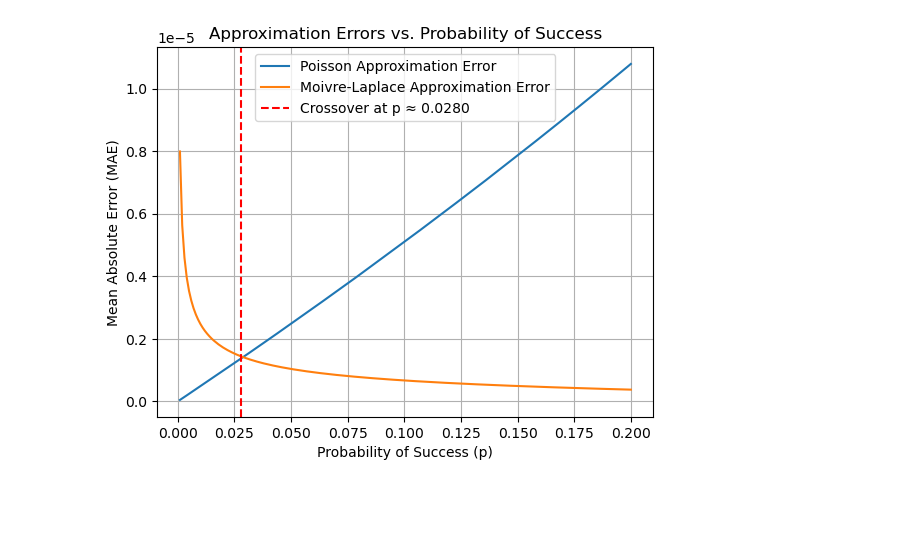
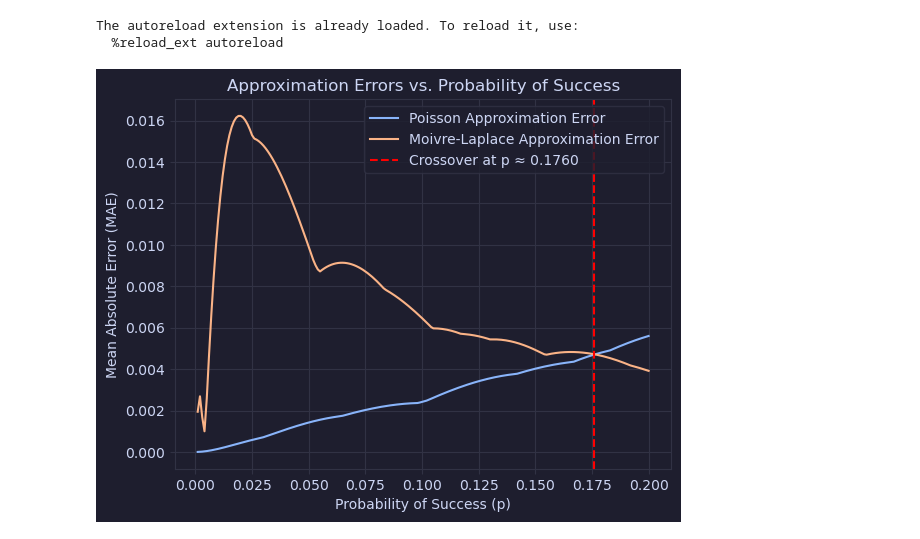
Before and after one commit to replicaCortex/Binom, a Jupyter notebook: results/fig.ipynb, the cells around one changed output. Drawn from its saved outputs; the diff is of its cells as text; code cells hidden in the pictures; blank space fills up the shorter version.

```diff
--- a/results/fig.ipynb
+++ b/results/fig.ipynb
@@ -7,31 +5,44 @@ sys.path.append('/home/replica/Desktop/ProjectManager/Code/Binom/results/')  #
 # %%
+
+%load_ext autoreload
+%autoreload 2
+
+from dataGeneration.data_generation import binom_pmf, poisson_pmf, moivre_pmf
 import matplotlib.pyplot as plt
 from searchDot import plot_approximation_errors
 import seaborn as sns
 import numpy as np
+import catppuccin
+import matplotlib as mpl
+from scipy.stats import binom, poisson
+import pandas as pd
+
+mpl.style.use(catppuccin.PALETTE.mocha.identifier)
+# %% [output]
+The autoreload extension is already loaded. To reload it, use:
+  %reload_ext autoreload
 # %%
 
 p_values, error_moivre_array, error_poisson_array, crossover_p = ((
-    plot_approximation_errors(n = 10000, k_values = np.arange(0, 10000)))
+    plot_approximation_errors(n = 20, k_values = np.arange(0, 20)))
 )
 
 sns.lineplot(x=p_values, y=error_poisson_array, label="Poisson Approximation Error")
 sns.lineplot(
     x=p_values, y=error_moivre_array, label="Moivre-Laplace Approximation Error"
 )
 
 if crossover_p is not None:
     plt.axvline(
         x=crossover_p,
         color="r",
         linestyle="--",
         label=f"Crossover at p ≈ {crossover_p:.4f}",
     )
-
 plt.xlabel("Probability of Success (p)")
 plt.ylabel("Mean Absolute Error (MAE)")
 plt.title("Approximation Errors vs. Probability of Success")
 plt.legend()
 plt.grid(True)
 # %% [output]
-[figure, old version]
+[figure, new version]
```
Also changed, not shown: parts of 4 cells of this notebook, 2 other files.
